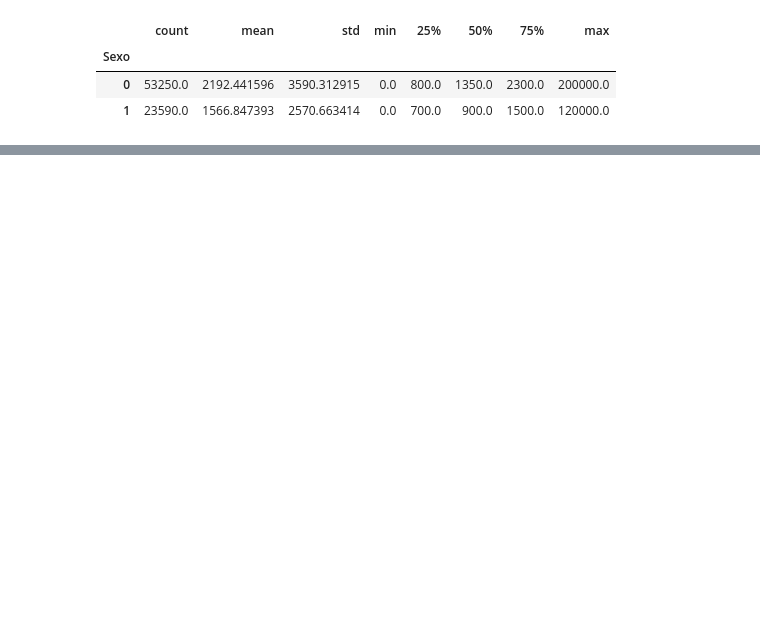
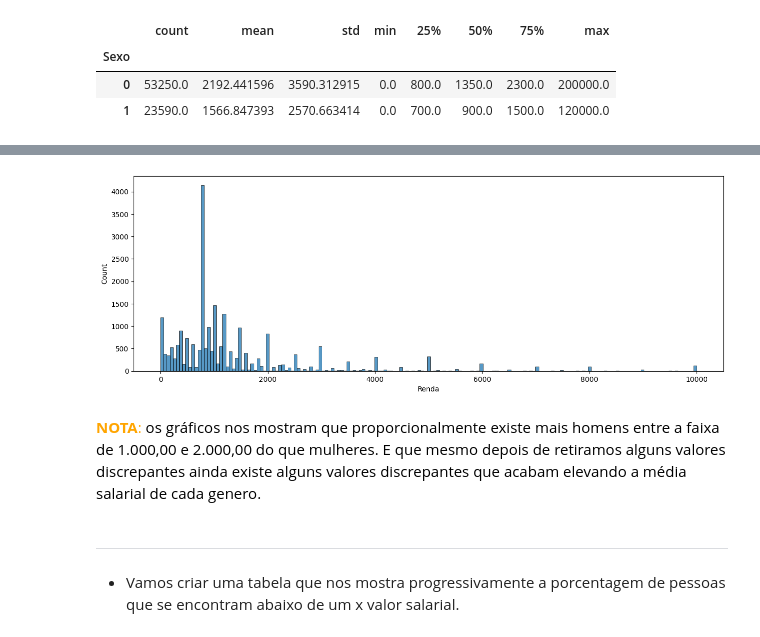
Before and after one commit to huanbarrosn/estudo_ds, a Jupyter notebook: matematica/estatistica/curso-alura/frequencias-e-medidas/projeto.ipynb, the cells around one changed output, grey strips where cells are left out. Saved outputs shown, nothing was run; the diff lists cells and outputs as text; code cells hidden in the pictures; blank space fills up the shorter version.

```diff
--- a/matematica/estatistica/curso-alura/frequencias-e-medidas/projeto.ipynb
+++ b/matematica/estatistica/curso-alura/frequencias-e-medidas/projeto.ipynb
@@ -61,0 +76,15 @@ for x in sex_renda:
+# %%
+# Sexo feminino
+plt.subplots(figsize=(15, 5))
+sns.histplot(sal_f[1].query('Renda<=10000')['Renda'])
+plt.show()
+# %% [output]
+[figure, added]
+# %% [markdown]
+
+<font color=orange>**NOTA**:<font><font color=black>
+os gráficos nos mostram que proporcionalmente existe mais homens entre a faixa de 1.000,00 e 2.000,00 do que mulheres. E que mesmo depois de retiramos alguns valores discrepantes ainda existe alguns valores discrepantes que acabam elevando a média salarial de cada genero.
+# %% [markdown]
+---
+# %% [markdown]
+- Vamos criar uma tabela que nos mostra progressivamente a porcentagem de pessoas que se encontram abaixo de um x valor salarial.
```
Also changed, not shown: parts of 21 cells of this notebook, 2 other files.
